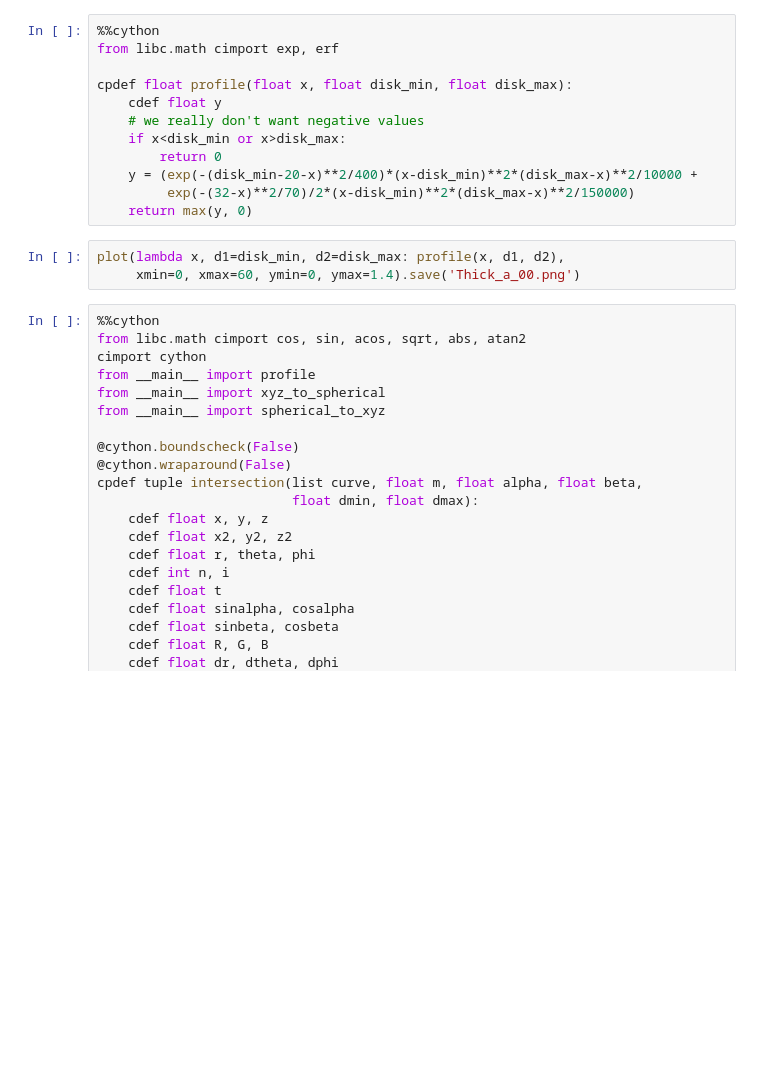
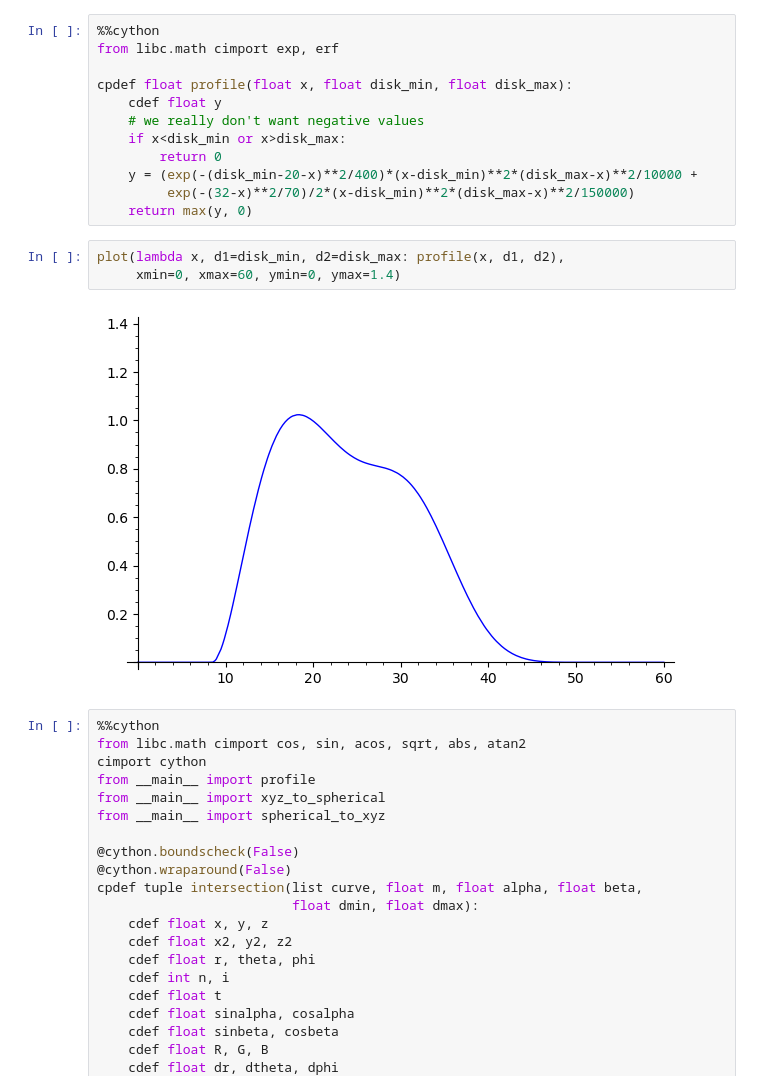
Before and after one commit to Flopsiturtle/Kerr-Black-Hole, a Jupyter notebook: RotatingBlackHoleCode.ipynb, the cells around one changed output. Saved outputs shown, nothing was run; the diff lists cells and outputs as text; blank space fills up the shorter version.

```diff
--- a/RotatingBlackHoleCode.ipynb
+++ b/RotatingBlackHoleCode.ipynb
@@ -641,7 +641,9 @@ cpdef float profile(float x, float disk_min, float disk_max):
     return max(y, 0)
 # %%
 plot(lambda x, d1=disk_min, d2=disk_max: profile(x, d1, d2),
-     xmin=0, xmax=60, ymin=0, ymax=1.4).save('Thick_a_00.png')
+     xmin=0, xmax=60, ymin=0, ymax=1.4)
+# %% [output]
+[figure, added]
 # %%
 %%cython
 from libc.math cimport cos, sin, acos, sqrt, abs, atan2
```
Also changed, not shown: parts of 26 cells of this notebook.
